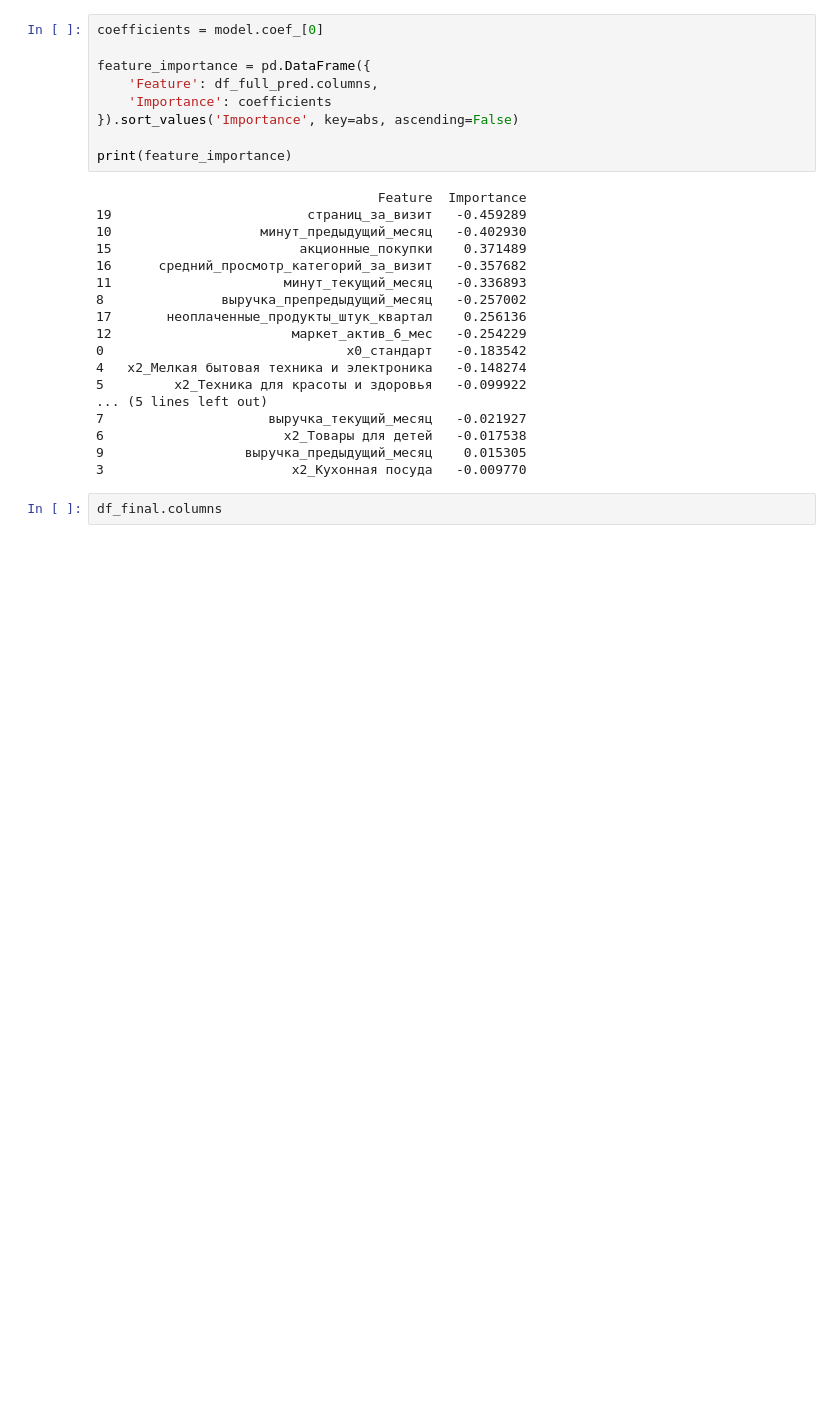
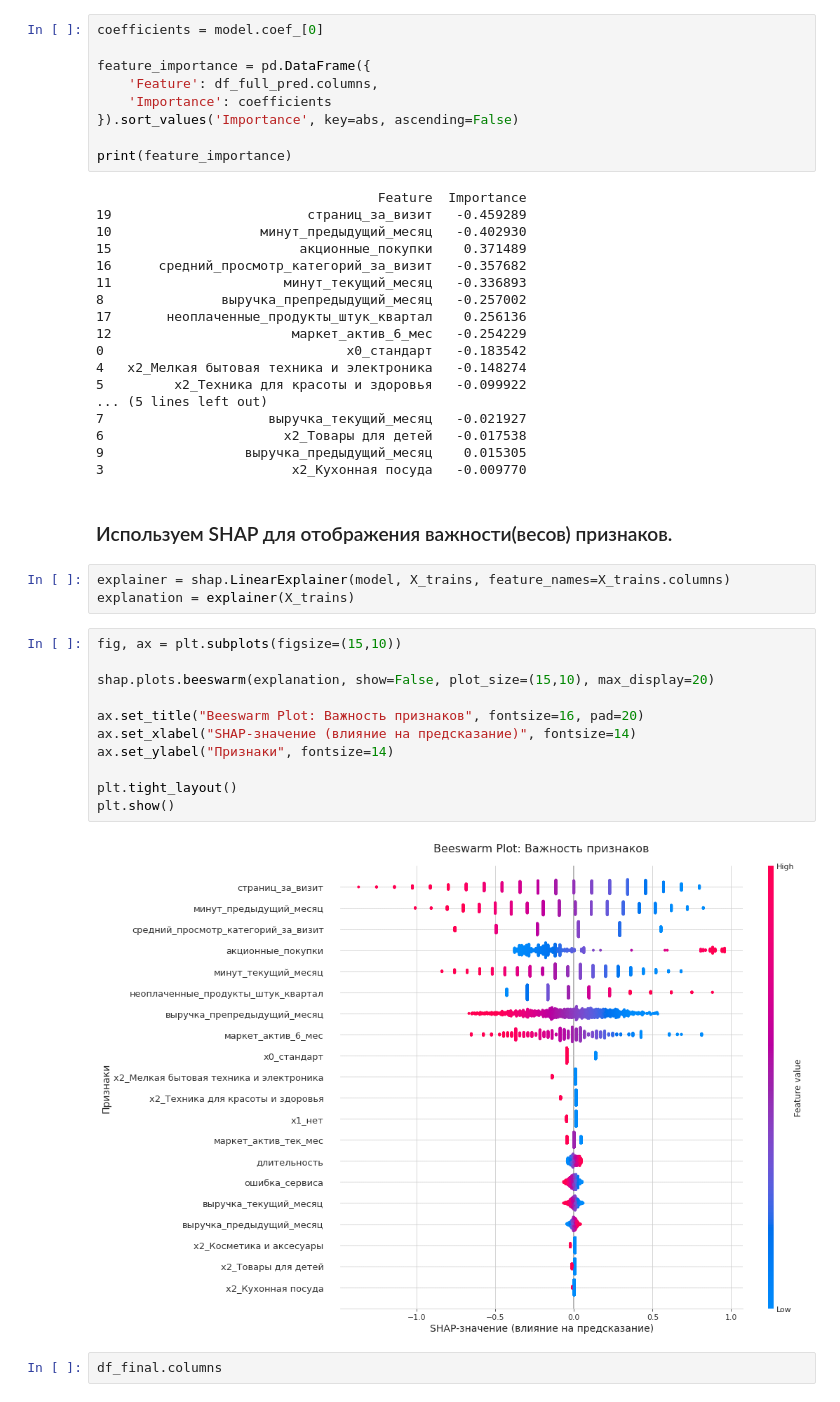
Before and after one commit to JavaAsska/One_click_shop, a Jupyter notebook: One_click.ipynb, the cells around one changed output. Drawn from its saved outputs; the diff is of its cells as text; blank space fills up the shorter version.

Commit message:
v 1.0
Added SHAP feature weight explanation

```diff
--- a/One_click.ipynb
+++ b/One_click.ipynb
@@ -1676,6 +1676,24 @@ print(feature_importance)
 6                       x2_Товары для детей   -0.017538
 9                  выручка_предыдущий_месяц    0.015305
 3                        x2_Кухонная посуда   -0.009770
+# %% [markdown]
+### Используем SHAP для отображения важности(весов) признаков.
+# %%
+explainer = shap.LinearExplainer(model, X_trains, feature_names=X_trains.columns)
+explanation = explainer(X_trains)
+# %%
+fig, ax = plt.subplots(figsize=(15,10))
+
+shap.plots.beeswarm(explanation, show=False, plot_size=(15,10), max_display=20)
+
+ax.set_title("Beeswarm Plot: Важность признаков", fontsize=16, pad=20)
+ax.set_xlabel("SHAP-значение (влияние на предсказание)", fontsize=14)
+ax.set_ylabel("Признаки", fontsize=14)
+
+plt.tight_layout()
+plt.show()
+# %% [output]
+[figure, added]
 # %%
 df_final.columns
 # %% [output]
```
